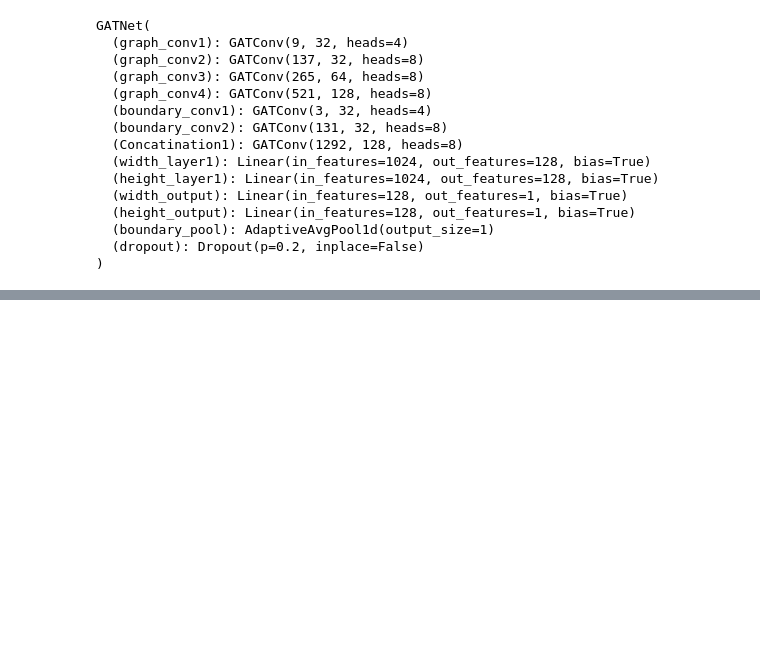
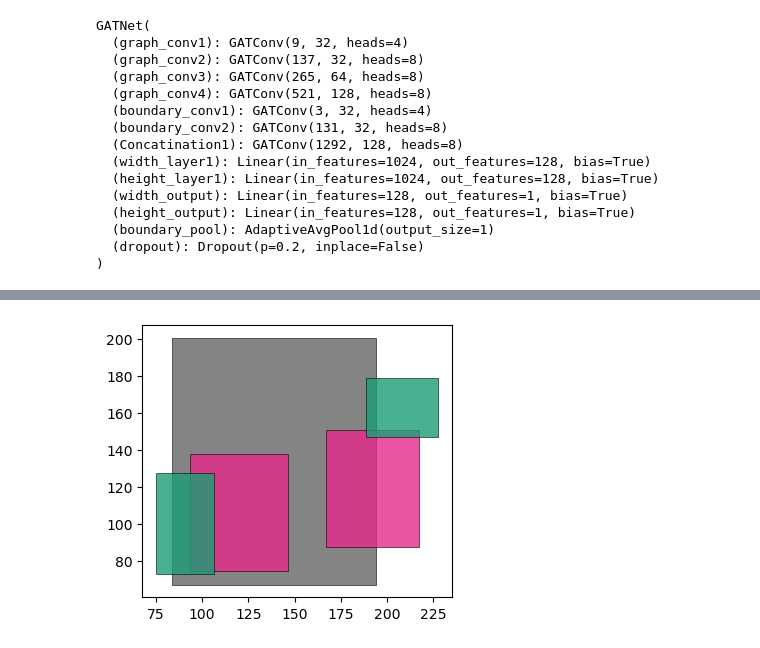
Before and after one commit to mo7amed7assan1911/Floor_Plan_Generation_using_GNNs, a Jupyter notebook: User_constrains_to_floor_plan.ipynb, the cells around one changed output, grey strips where cells are left out. Cells and saved outputs as stored; diff of their text form; code cells hidden in the pictures; blank space fills up the shorter version.

```diff
--- a/User_constrains_to_floor_plan.ipynb
+++ b/User_constrains_to_floor_plan.ipynb
@@ -640,0 +679,6 @@ RuntimeError: expected scalar type Double but found Float
+# %%
+new = [p.buffer(5, join_style=2, cap_style=2)for p in polys]
+new = gpd.GeoSeries(new)
+new.plot(cmap='Dark2_r', figsize=(4, 4), alpha=0.8, linewidth=0.5, edgecolor='black');
+# %% [output]
+[figure, added]
```
Also changed, not shown: parts of 15 cells of this notebook.
